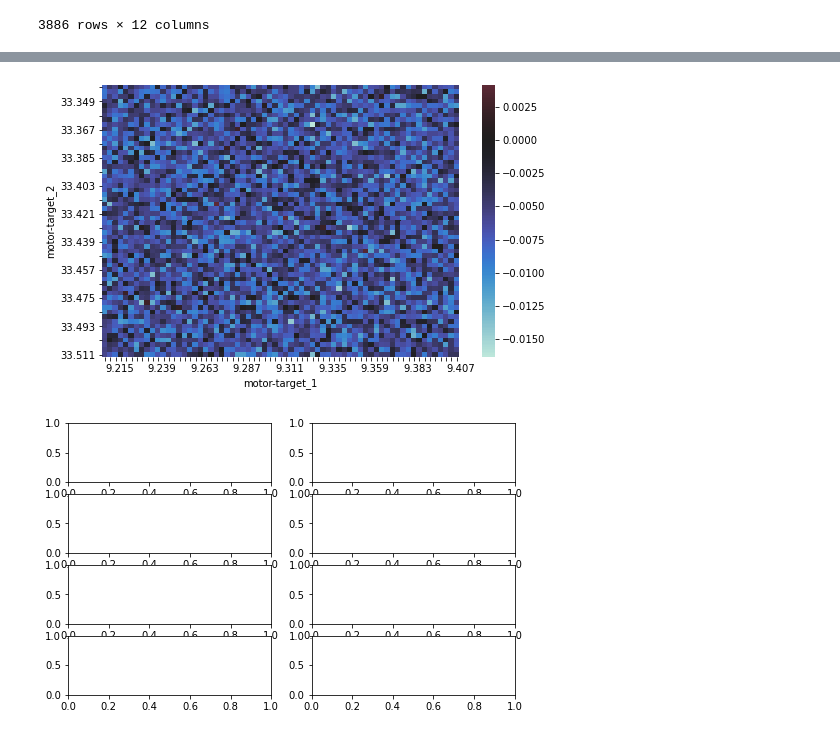
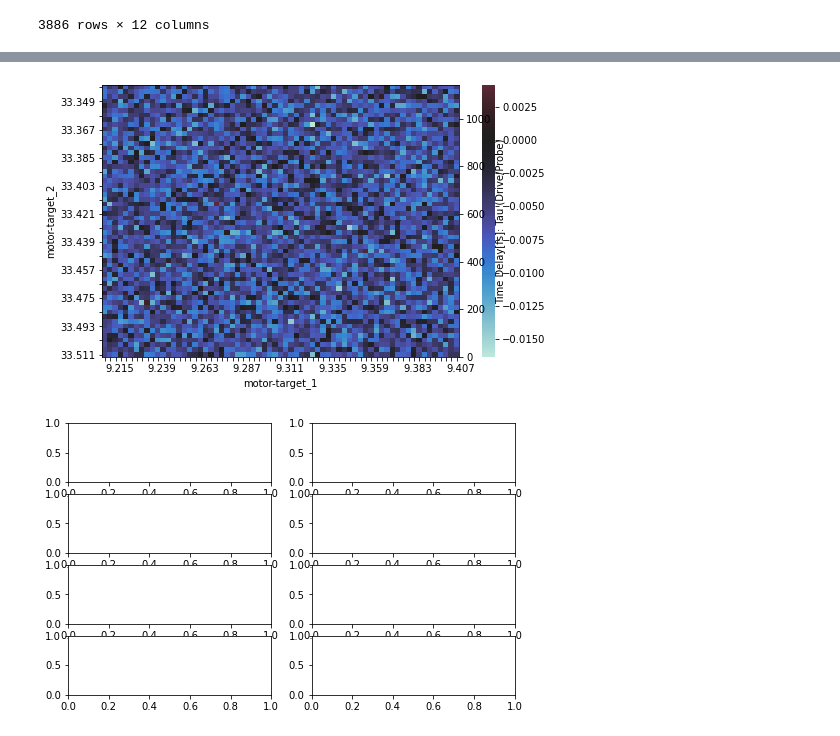
Before and after one commit to griffinbran/Chemical-Physics-Data-Visualization, a Jupyter notebook: code/Data-Cleaning.ipynb, the cells around one changed output, grey strips where cells are left out. Drawn from its saved outputs; the diff is of its cells as text; code cells hidden in the pictures.

```diff
--- a/code/Data-Cleaning.ipynb
+++ b/code/Data-Cleaning.ipynb
@@ -284,17 +291,21 @@ plt.setp( hmap.get_xticklabels(), rotation = 0, rotation_mode='anchor', ha='left
 # %%
 fig, axs = plt.subplots(nrows = 1, ncols = 1, figsize = (8, 5));
 
 # Clean up labels on horizontal-axis
 plot1_labels = list(data['motor-target_1'].value_counts().sort_index().index)
 plot2_labels = list(data['motor-target_2'].value_counts().sort_index().index)
 
 hmap = sns.heatmap(data_to_plot1[5], cmap='icefire', xticklabels=plot1_labels, center=0);
+tau = hmap.twinx()
+tau.set_ylim(0, step2_time*m2_step_count)
+#tau.figure.canvas.draw()
+tau.set_ylabel('Time Delay[fs]: Tau (Drive/Probe)')
 plt.setp([hmap.get_xticklabels()[1::2], hmap.get_yticklabels()[::2]], visible=False);
 plt.setp( hmap.get_xticklabels()[1::2], visible=False);
 plt.setp( hmap.get_xticklabels()[1::2], visible=False);
 plt.setp( hmap.get_xticklabels(), rotation = 0, rotation_mode='anchor', ha='left');
 # %% [output]
-[figure, old version]
+[figure, new version]
 # %%
 fig, ((ax0, ax1), (ax2, ax3), (ax4, ax5), (ax6, ax7)) = plt.subplots(nrows = 4, ncols = 2, figsize=(8, 5))
 # %% [output]
```
Also changed, not shown: parts of 10 cells of this notebook, 2 other files.
